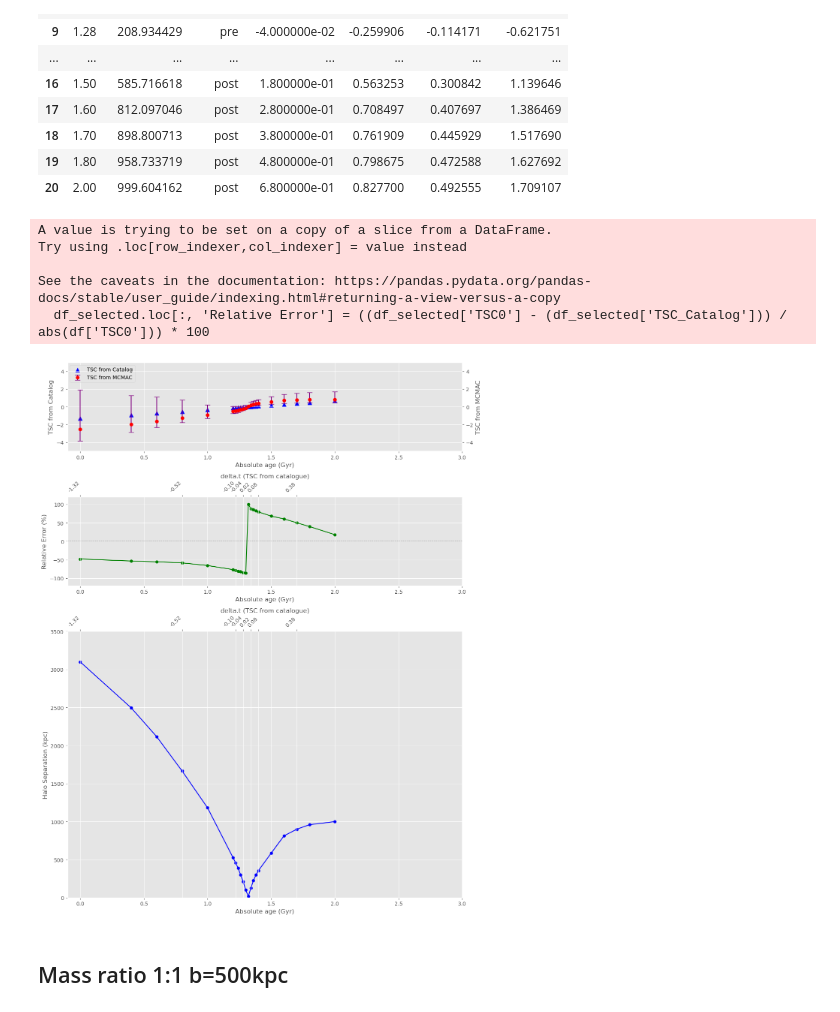
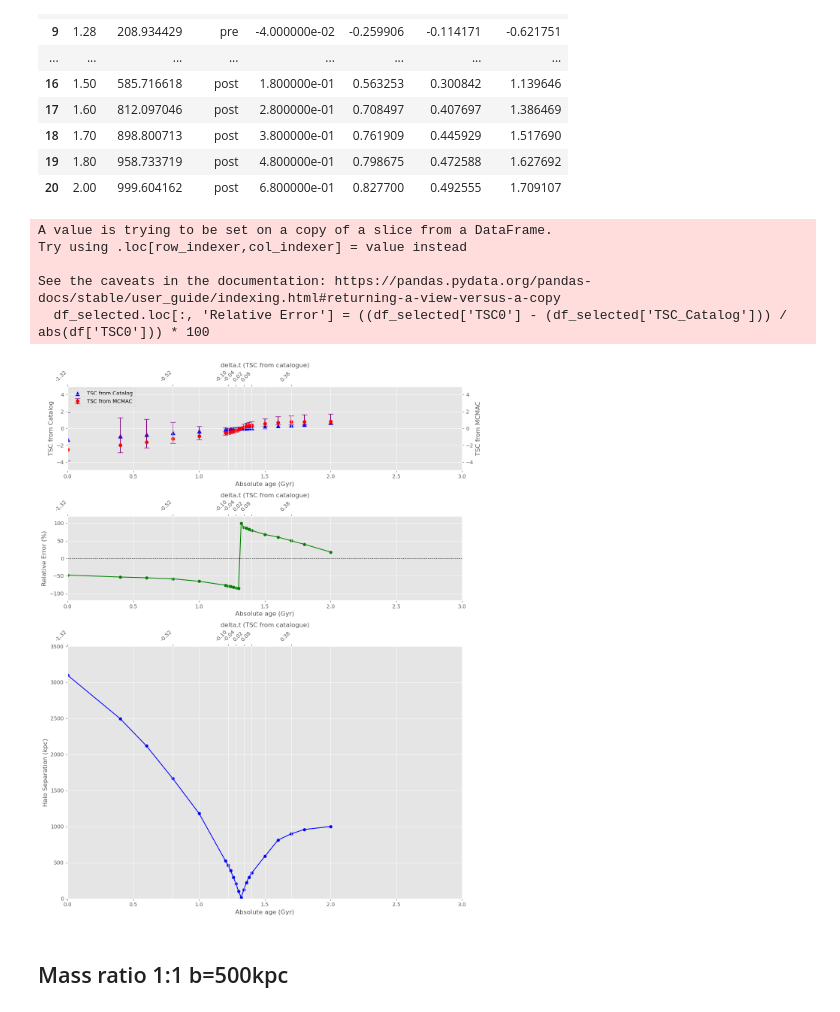
Before and after one commit to ryusei172525/SSP2024_GalaxyClusters, a Jupyter notebook: analysis1.ipynb, the cells around one changed output. Drawn from its saved outputs; the diff is of its cells as text; code cells hidden in the pictures.

Commit message:
change figure

```diff
--- a/analysis1.ipynb
+++ b/analysis1.ipynb
@@ -79,7 +79,7 @@ ax1 = fig.add_subplot(gs[0])
 line1 = ax1.scatter(df_selected['age'], df_selected['TSC_Catalog'], label='TSC from Catalog', color='blue', s=64, marker='^')  # markersize=8 equivalent to s=64 in scatter
 ax1.set_xlabel('Absolute age (Gyr)')
 ax1.set_ylabel('TSC from Catalog')
-ax1.set_xlim(-0.1, 3)
+ax1.set_xlim(0, 3)
 ax1.set_ylim(-5, 5)
 
 # 第二のy軸としてTSC from MCMACを追加
@@ -88,6 +88,13 @@ ax2 = ax1.twinx()
 line2 = ax2.errorbar(df_selected['age'], df_selected['TSC0'], yerr=[np.abs(df_selected['TSC0'] - df_selected['TSC0.lower']), np.abs(df_selected['TSC0.upper'] - df_selected['TSC0'])], fmt='o', ecolor='purple', capsize=5, markersize=6, color='red', label='TSC from MCMAC')
 ax2.set_ylabel('TSC from MCMAC')
 ax2.set_ylim(-5, 5)
+
+ax7 = ax1.twiny()
+ax7.set_xlim(ax1.get_xlim())
+ax7.set_xticks(df_selected['age'][::3])  # Display fewer ticks for better readability
+relative_time_labels = [f'{val:.2f}' for val in df_selected['TSC_Catalog'].reindex(df_selected.index, fill_value=0)][::3]
+ax7.set_xticklabels(relative_time_labels, rotation=45, ha='right')
+ax7.set_xlabel('delta.t (TSC from catalogue)')
 
 # 凡例を追加
 lines = [line1, line2]
@@ -99,42 +106,42 @@ ax3 = fig.add_subplot(gs[1])
 ax3.plot(df_selected['age'], df_selected['Relative Error'], 'g-', label='Relative Error', marker='o', markersize=5)
 ax3.set_xlabel('Absolute age (Gyr)')
 ax3.set_ylabel('Relative Error (%)')
-ax3.set_xlim(-0.1, 3)
+ax3.set_xlim(0, 3)
 ax3.set_ylim(-120, 120)
 ax3.axhline(y=0, color='black', linestyle='--', linewidth=0.7)
 
 ax6 = ax3.twiny()
 ax6.set_xlim(ax3.get_xlim())
 ax6.set_xticks(df_selected['age'][::3])  # Display fewer ticks for better readability
 relative_time_labels = [f'{val:.2f}' for val in df_selected['TSC_Catalog'].reindex(df_selected.index, fill_value=0)][::3]
 ax6.set_xticklabels(relative_time_labels, rotation=45, ha='right')
 ax6.set_xlabel('delta.t (TSC from catalogue)')
 
 # 下部プロット
 ax4 = fig.add_subplot(gs[2])
 ax4.plot(df_selected['age'], df_selected['sep.kpc'], 'b-', label='Halo Separation', marker='o', markersize=5)
 ax4.set_xlabel('Absolute age (Gyr)')
 ax4.set_ylabel('Halo Separation (kpc)')
-ax4.set_xlim(-0.1, 3)
+ax4.set_xlim(0, 3)
 ax4.set_ylim(0, 3500)
 
 # 第二のx軸としてRelative timeを追加
 ax5 = ax4.twiny()
 ax5.set_xlim(ax4.get_xlim())
 ax5.set_xticks(df_selected['age'][::3])  # Display fewer ticks for better readability
 relative_time_labels = [f'{val:.2f}' for val in df_selected['TSC_Catalog'].reindex(df_selected.index, fill_value=0)][::3]
 ax5.set_xticklabels(relative_time_labels, rotation=45, ha='right')
 ax5.set_xlabel('delta.t (TSC from catalogue)')
 
 plt.tight_layout()
 plt.show()
 # %% [output]
 A value is trying to be set on a copy of a slice from a DataFrame.
 Try using .loc[row_indexer,col_indexer] = value instead
 
 See the caveats in the documentation: https://pandas.pydata.org/pandas-docs/stable/user_guide/indexing.html#returning-a-view-versus-a-copy
   df_selected.loc[:, 'Relative Error'] = ((df_selected['TSC0'] - (df_selected['TSC_Catalog'])) / abs(df['TSC0'])) * 100
-[figure, old version]
+[figure, new version]
 # %% [markdown]
 ## Mass ratio 1:1 b=500kpc
 # %%
```
